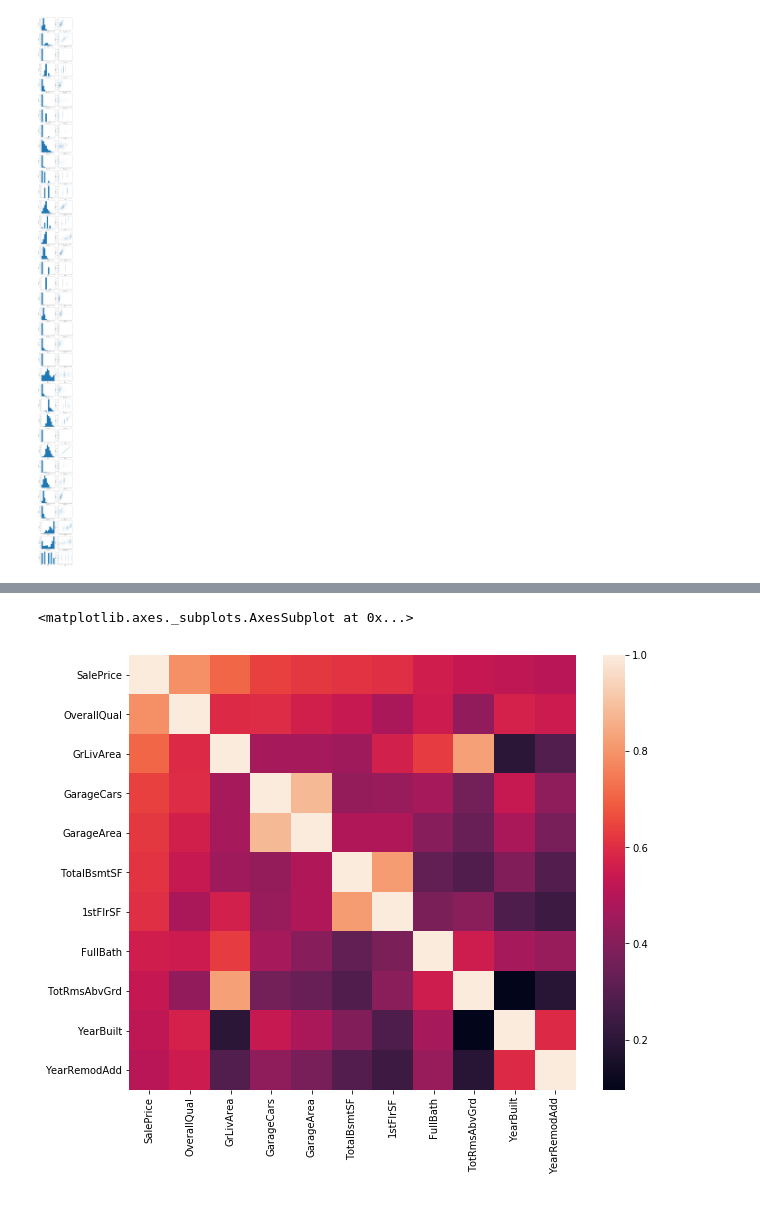
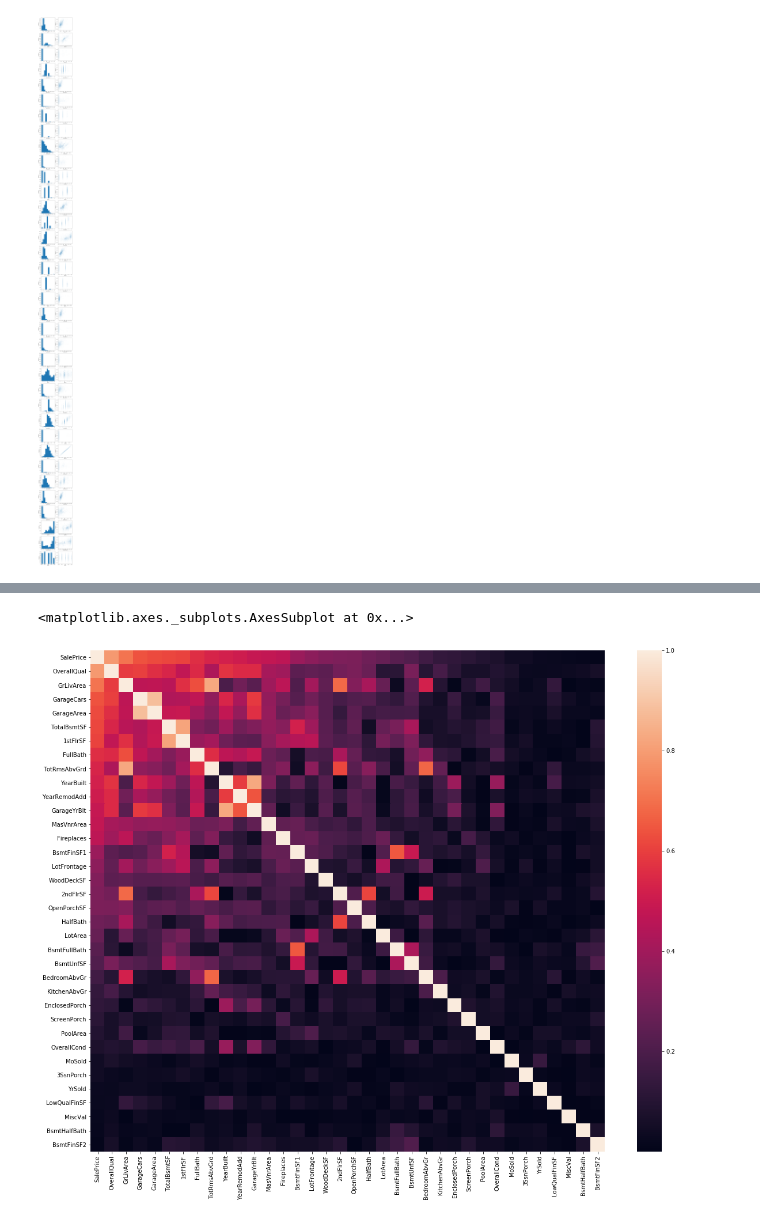
Before and after one commit to jack89roberts/kaggle-house-prices, a Jupyter notebook: house_prices_eda.ipynb, the cells around one changed output, grey strips where cells are left out. Saved outputs shown, nothing was run; the diff lists cells and outputs as text; code cells hidden in the pictures.

```diff
--- a/house_prices_eda.ipynb
+++ b/house_prices_eda.ipynb
@@ -69,7 +69,7 @@ print('3-sigma outliers log(SalePrice):')
 nstd = abs(df_all.SalePrice - df_all.SalePrice.mean())/df_all.SalePrice.std()
 nstd.name = 'nstd'
 
-outlier_sp = df_all.SalePrice[tmp>3]
+outlier_sp = df_all.SalePrice[nstd>3]
 
 display(pd.merge(df_all.loc[outlier_sp.index,['SalePrice','YearBuilt','LotArea','GrLivArea','OverallQual','MSZoning','Neighborhood']],
                pd.DataFrame(nstd),how='left',left_index=True,right_index=True))
@@ -188,10 +258,10 @@ for col in cols_numeric:
 # %% [output]
 [figure]
 # %%
-df_corr = df_train.corr().abs()
-df_sale_corr = df_corr.SalePrice.sort_values(ascending=False)
-print(df_sale_corr[df_sale_corr>0.5])
+# correlation between numeric variables
+df_corr = df_train[cols_numeric].corr().abs()
+print(df_corr.SalePrice.sort_values(ascending=False))
 
-ax=plt.figure(figsize=(10,8)).gca()
-sns.heatmap(df_corr.loc[df_sale_corr[df_sale_corr>0.5].index,df_sale_corr[df_sale_corr>0.5].index],ax=ax)
+ax=plt.figure(figsize=(20,16)).gca()
+sns.heatmap(df_corr.sort_values('SalePrice',axis=0,ascending=False).sort_values('SalePrice',axis=1,ascending=False),ax=ax)
 # %% [output]
@@ -209,3 +284,3 @@ YearRemodAdd    0.507101
 Name: SalePrice, dtype: float64
 <matplotlib.axes._subplots.AxesSubplot at 0x...>
-[figure, old version]
+[figure, new version]
```
Also changed, not shown: parts of 11 cells of this notebook.
